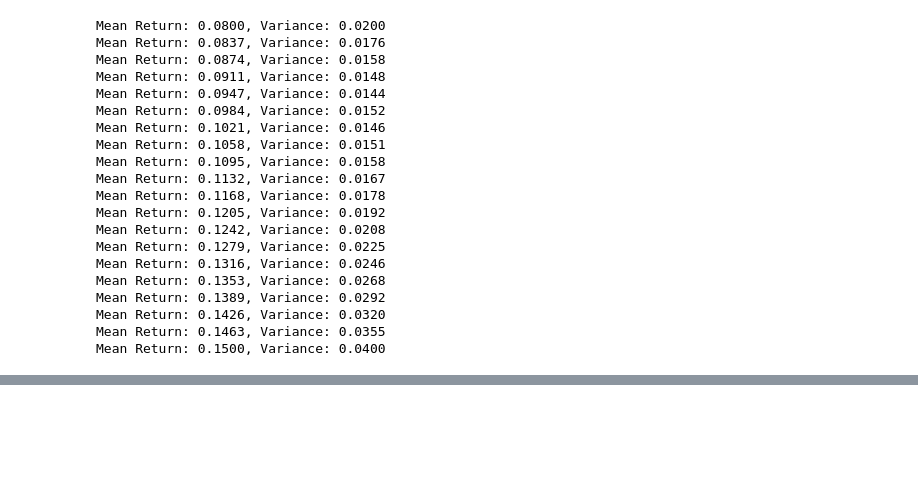
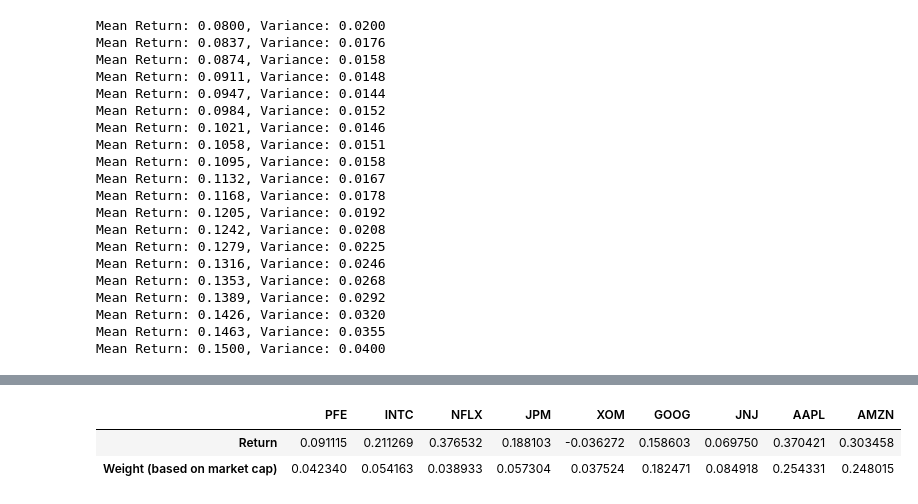
Before and after one commit to wolfinwallst/Financial_Engineering_and_Risk_Management, a Jupyter notebook: 파이썬으로 배우는 포트폴리오/#5 Black-Litterman Model.ipynb, the cells around one changed output, grey strips where cells are left out. Cells and saved outputs as stored; diff of their text form; code cells hidden in the pictures; blank space fills up the shorter version.

```diff
--- a/파이썬으로 배우는 포트폴리오/#5 Black-Litterman Model.ipynb
+++ b/파이썬으로 배우는 포트폴리오/#5 Black-Litterman Model.ipynb
@@ -228,0 +358,6 @@ expreturns
+# %%
+display(pd.DataFrame({'Return':R, 'Weight (based on market cap)':W}, index=tickers).T)
+# %% [output]
+|  | PFE | INTC | NFLX | JPM | XOM | GOOG | JNJ | AAPL | AMZN |
+| Return | 0.091115 | 0.211269 | 0.376532 | 0.188103 | -0.036272 | 0.158603 | 0.069750 | 0.370421 | 0.303458 |
+| Weight (based on market cap) | 0.042340 | 0.054163 | 0.038933 | 0.057304 | 0.037524 | 0.182471 | 0.084918 | 0.254331 | 0.248015 |
```
Also changed, not shown: parts of 18 cells of this notebook.
